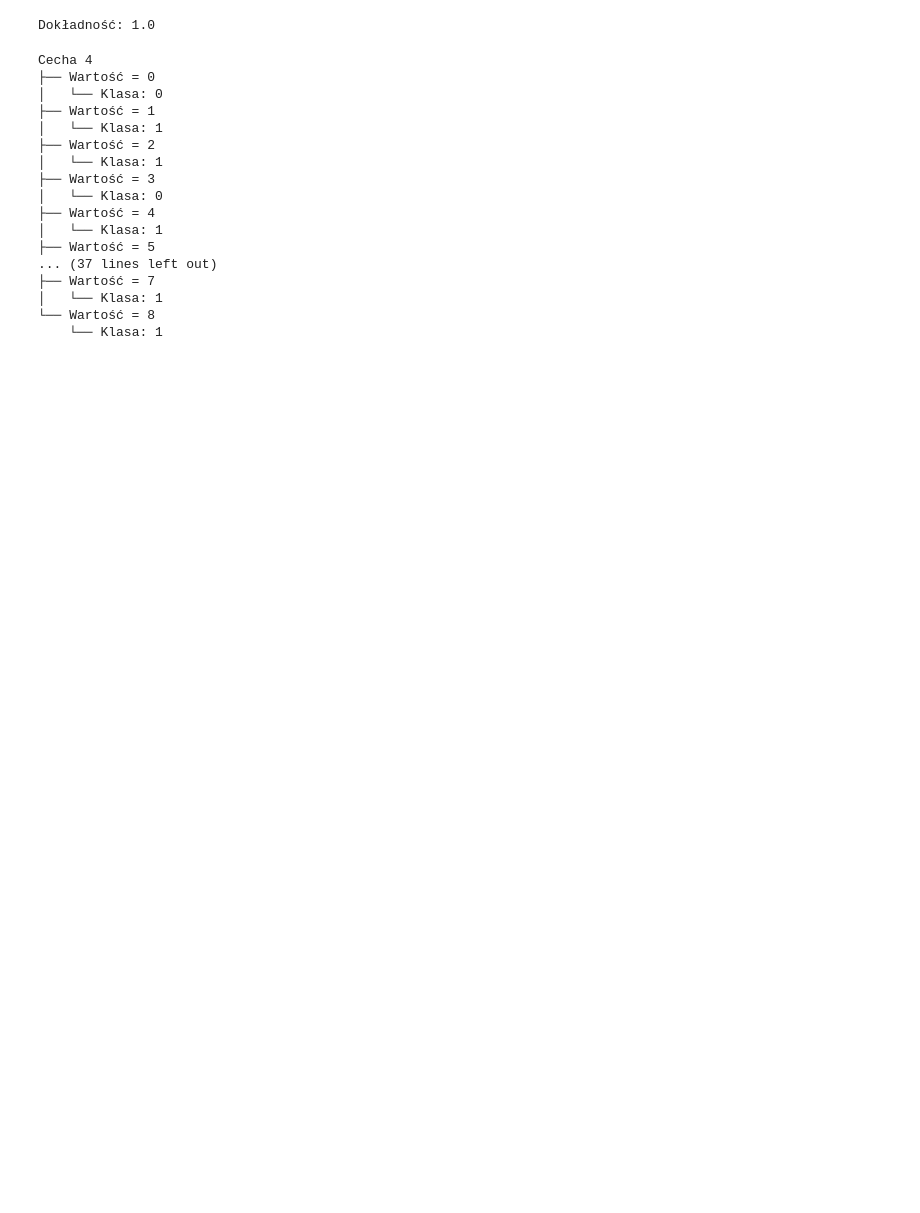
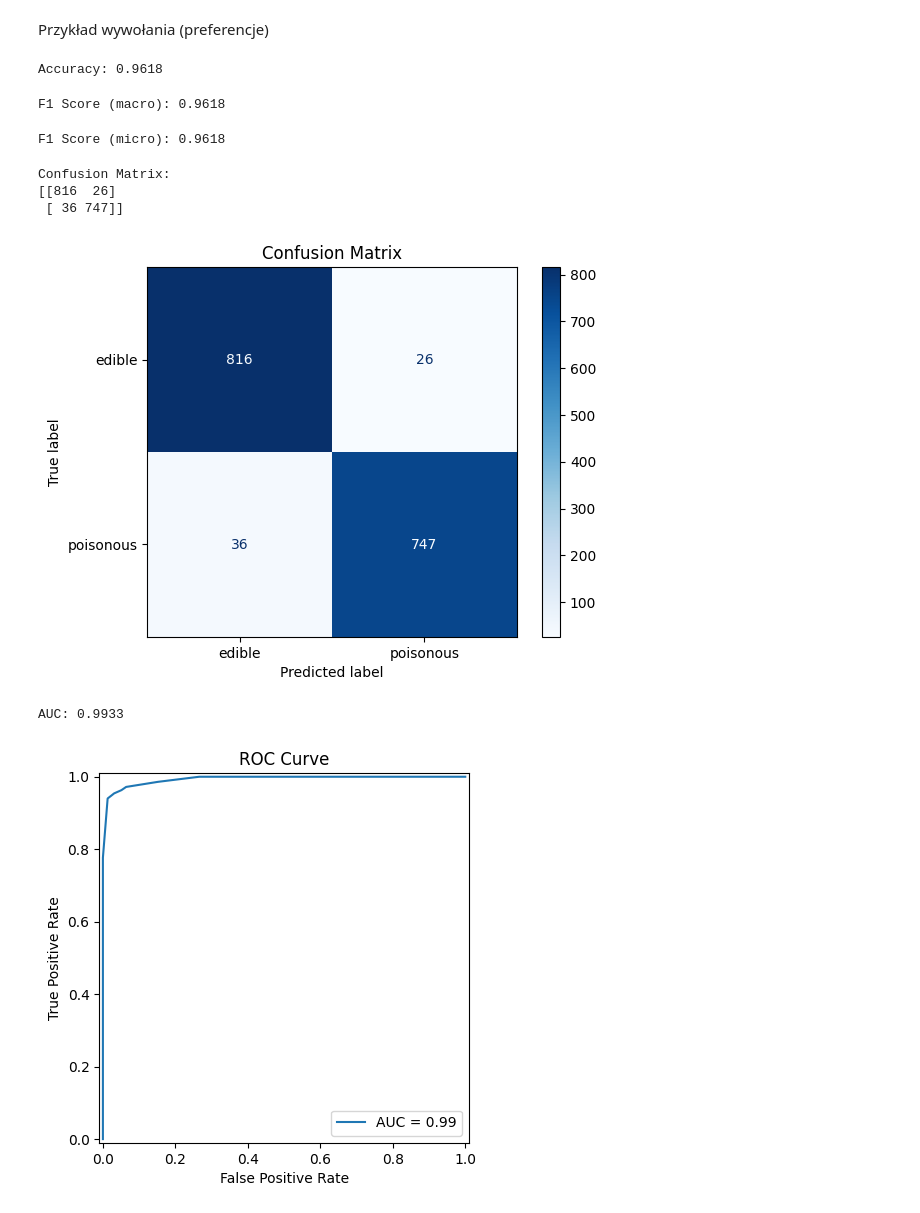
Before and after one commit to rafauoo/ZUM, a Jupyter notebook: main.ipynb, the cells around one changed output. Saved outputs shown, nothing was run; the diff lists cells and outputs as text; code cells hidden in the pictures; blank space fills up the shorter version.

```diff
--- a/main.ipynb
+++ b/main.ipynb
@@ -130,49 +236,29 @@ class CustomDecisionTreeClassifier(BaseEstimator, ClassifierMixin):
+# %% [markdown]
+Przykład wywołania (preferencje)
 # %%
-
-# --- Przygotowanie danych ---
 data = fetch_openml(name="mushroom", version=1, as_frame=True)
 X = data.data
 y = data.target
 
-# Kodowanie danych kategorycznych
 X = X.apply(LabelEncoder().fit_transform)
 y = LabelEncoder().fit_transform(y)
 
-X_train, X_test, y_train, y_test = train_test_split(X, y, test_size=0.2, random_state=42)
-
-# --- Trenowanie modelu ---
 feature_order = list(range(X.shape[1]))
 clf = CustomDecisionTreeClassifier(preference_list=feature_order[::-1],
-                                   similarity_threshold=0.01,
+                                   similarity_threshold=0.5,
                                    max_depth=4,
                                    min_samples_split=5)
-clf.fit(X_train, y_train)
-y_pred = clf.predict(X_test)
 
-print("Dokładność:", accuracy_score(y_test, y_pred))
-
-# root = clf.to_anytree()
-# for pre, fill, node in RenderTree(root):
-#     print(f"{pre}{node.name}")
-
+clf_trained = train_and_evaluate(clf, X, y, test_size=0.2, random_state=3928, target_names=["edible", "poisonous"])
 console = Console()
-console.print(clf.print_tree())
+console.print(clf_trained.to_rich())
 # %% [output]
-Dokładność: 1.0
+Accuracy: 0.9618
-Cecha 4
-├── Wartość = 0
-│   └── Klasa: 0
-├── Wartość = 1
-│   └── Klasa: 1
-├── Wartość = 2
-│   └── Klasa: 1
-├── Wartość = 3
-│   └── Klasa: 0
-├── Wartość = 4
-│   └── Klasa: 1
-├── Wartość = 5
-... (37 lines left out)
-├── Wartość = 7
-│   └── Klasa: 1
-└── Wartość = 8
-    └── Klasa: 1
+F1 Score (macro): 0.9618
+F1 Score (micro): 0.9618
+Confusion Matrix:
+[[816  26]
+ [ 36 747]]
+[figure, added]
+AUC: 0.9933
+[figure, added]
```
Also changed, not shown: parts of 9 cells of this notebook.
